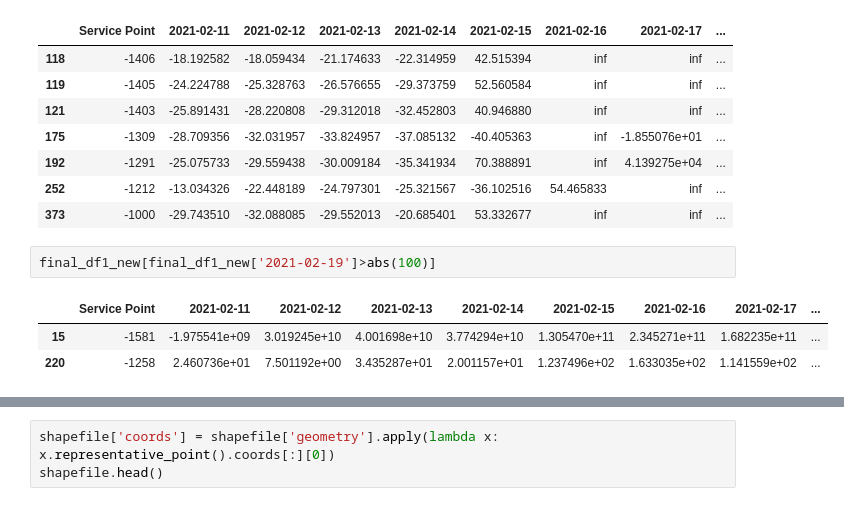
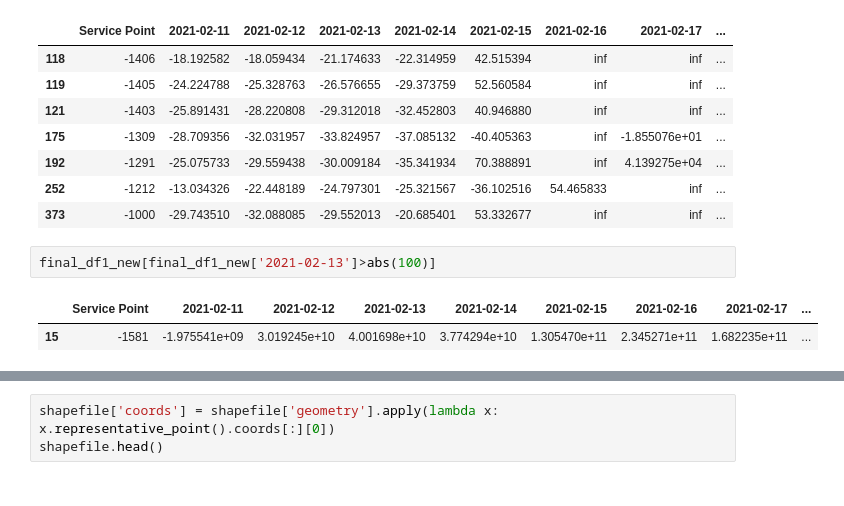
Before and after one commit to prav0761/Unsupervised-Anomaly-Detection-of-Winter-Storm-Outages, a Jupyter notebook: winter_storm_predictions-servicepoint_full_servicepoint.ipynb, the cells around one changed output, grey strips where cells are left out. Drawn from its saved outputs; the diff is of its cells as text.

```diff
--- a/winter_storm_predictions-servicepoint_full_servicepoint.ipynb
+++ b/winter_storm_predictions-servicepoint_full_servicepoint.ipynb
@@ -272,8 +274,7 @@ final_df1_new[np.isinf(final_df1_new).any(1)]
 | 252 | -1212 | -13.034326 | -22.448189 | -24.797301 | -25.321567 | -36.102516 | 54.465833 | inf | ... |
 | 373 | -1000 | -29.743510 | -32.088085 | -29.552013 | -20.685401 | 53.332677 | inf | inf | ... |
 # %%
-final_df1_new[final_df1_new['2021-02-19']>abs(100)]
+final_df1_new[final_df1_new['2021-02-13']>abs(100)]
 # %% [output]
 |  | Service Point | 2021-02-11 | 2021-02-12 | 2021-02-13 | 2021-02-14 | 2021-02-15 | 2021-02-16 | 2021-02-17 | ... |
 | 15 | -1581 | -1.975541e+09 | 3.019245e+10 | 4.001698e+10 | 3.774294e+10 | 1.305470e+11 | 2.345271e+11 | 1.682235e+11 | ... |
-| 220 | -1258 | 2.460736e+01 | 7.501192e+00 | 3.435287e+01 | 2.001157e+01 | 1.237496e+02 | 1.633035e+02 | 1.141559e+02 | ... |
```
Also changed, not shown: parts of 6 cells of this notebook.
